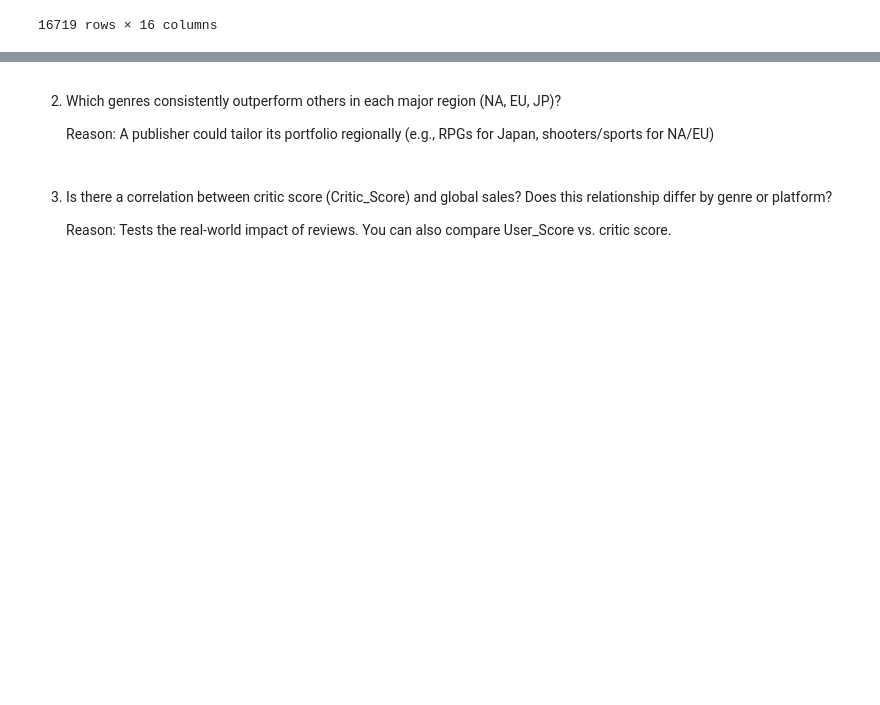
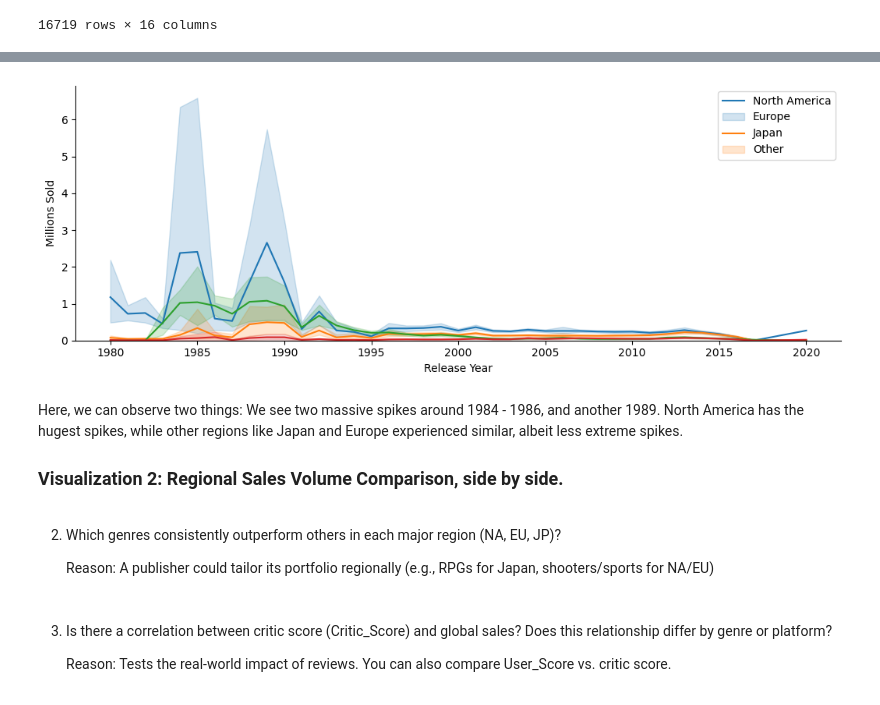
Before and after one commit to RacerBeats/DATA_ANALYTICS_FINAL_PROJ, a Jupyter notebook: Gaming sales project/game_analysis.ipynb, the cells around one changed output, grey strips where cells are left out. Saved outputs shown, nothing was run; the diff lists cells and outputs as text; code cells hidden in the pictures; blank space fills up the shorter version.

Commit message:
completed visual 1 for question 1.

```diff
--- a/Gaming sales project/game_analysis.ipynb
+++ b/Gaming sales project/game_analysis.ipynb
@@ -109,3 +111,30 @@ print(f"First 5 rows:\n{df_melted_temp.head()}")
+# %%
+#keep valid data (drop all NaN values of Sales_Millions, if any)
+valid_data = df_melted_temp[df_melted_temp['Sales_Millions'].notna()].copy()
+
+#create figure with 2 rows for each region pair
+fig, ax = plt.subplots(1, figsize = (10.5, 4))
+
+sns.lineplot(
+    data = valid_data,
+    x = "Year_of_Release",
+    y = "Sales_Millions",
+    hue = 'Region',
+    legend = False
+)
+
+ax.set_ylim(0,None)
+plt.xlabel('Release Year')
+plt.ylabel('Millions Sold')
+plt.legend(['North America','Europe','Japan','Other'])
+sns.despine()
+plt.tight_layout()
+plt.show()
+# %% [output]
+[figure, added]
+# %% [markdown]
+Here, we can observe two things: We see two massive spikes around 1984 - 1986, and another 1989. North America has the hugest spikes, while other regions like Japan and Europe experienced similar, albeit less extreme spikes.
+### Visualization 2: Regional Sales Volume Comparison, side by side.
 # %% [markdown]
 2. Which genres consistently outperform others in each major region (NA, EU, JP)?
 
```
Also changed, not shown: parts of 3 cells of this notebook.
